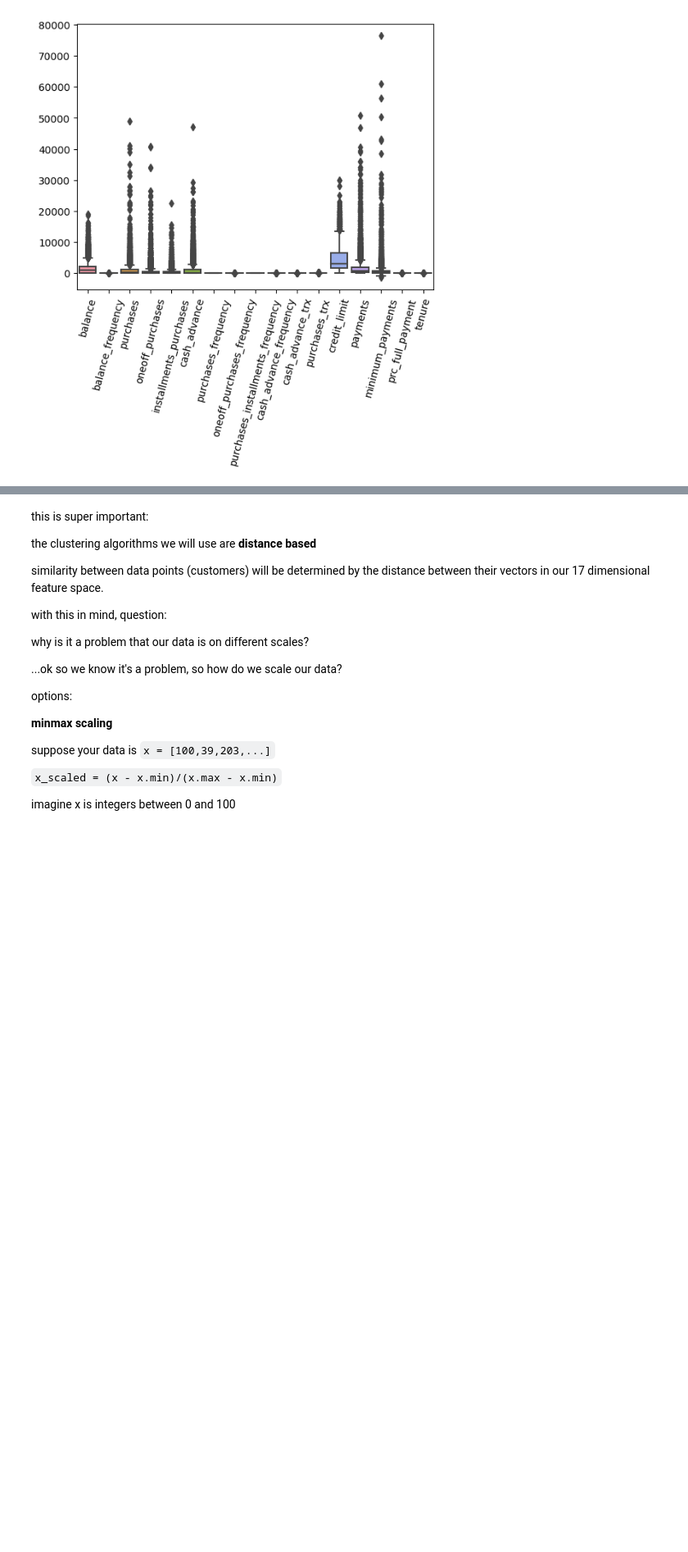
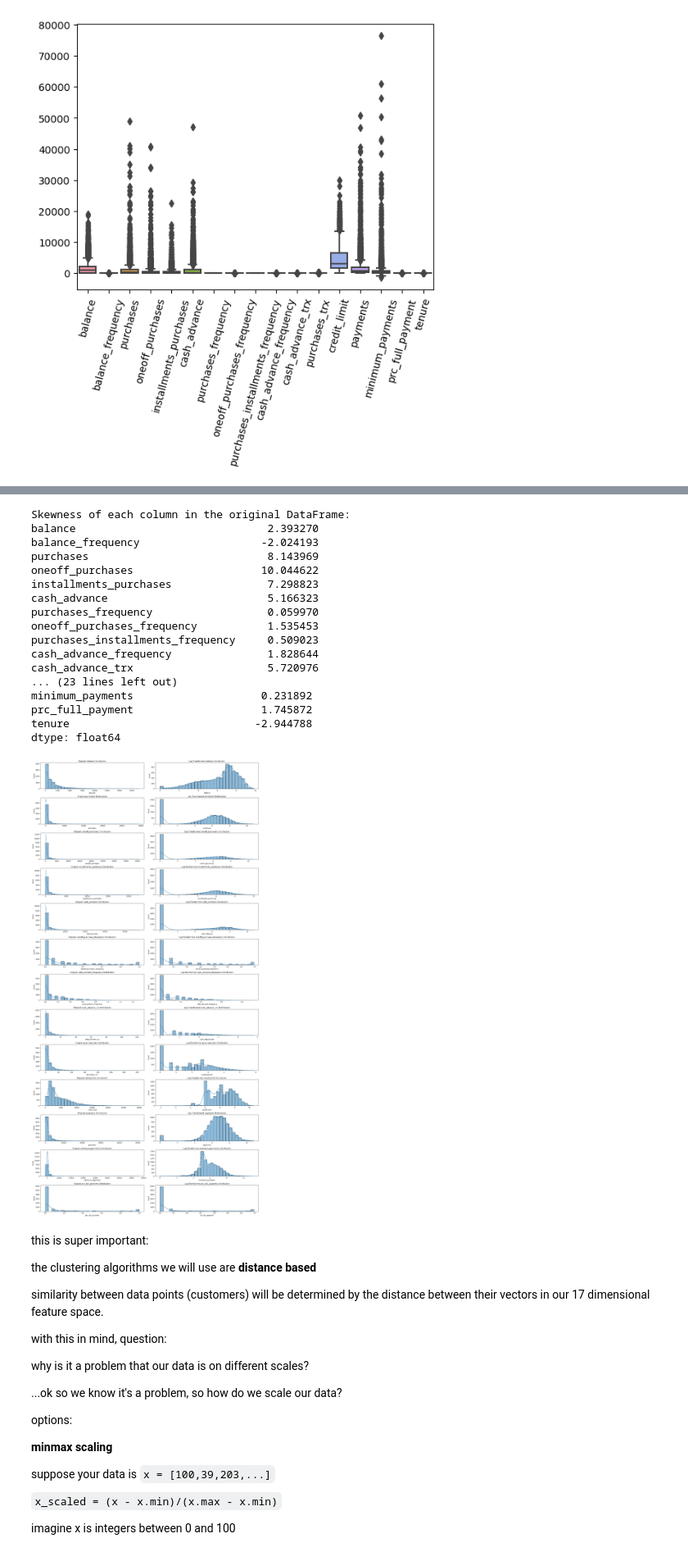
Before and after one commit to project-palooza/unsupervised, a Jupyter notebook: notebooks/cc_general.ipynb, the cells around one changed output, grey strips where cells are left out. Shown at 82% size. Drawn from its saved outputs; the diff is of its cells as text; code cells hidden in the pictures; blank space fills up the shorter version.

```diff
--- a/notebooks/cc_general.ipynb
+++ b/notebooks/cc_general.ipynb
@@ -254,3 +295,55 @@ axis.tick_params(axis = 'x',rotation = 75)
+# %%
+skewness = df.skew()
+
+# Identify highly skewed columns
+highly_skewed_columns = skewness[skewness > 1].index
+
+# Create a new DataFrame for transformed data
+df_transformed = df.copy()
+
+# Apply log transformation to highly skewed columns in the new DataFrame
+# Add 1 to avoid log(0) which is undefined
+df_transformed[highly_skewed_columns] = df_transformed[highly_skewed_columns].apply(lambda x: np.log1p(x))
+
+print("Skewness of each column in the original DataFrame:")
+print(df.skew())
+
+
+
+print("\nSkewness of each column after log transformation in the new DataFrame:")
+print(df_transformed.skew())
+
+
+fig, axes = plt.subplots(len(highly_skewed_columns), 2, figsize=(20, 40))
+
+for i, col in enumerate(highly_skewed_columns):
+    sns.histplot(df[col], bins=30, kde=True, ax=axes[i, 0])
+    axes[i, 0].set_title(f'Original {col} Distribution')
+
+    sns.histplot(df_transformed[col], bins=30, kde=True, ax=axes[i, 1])
+    axes[i, 1].set_title(f'Log Transformed {col} Distribution')
+
+plt.tight_layout()
+plt.show()
+# %% [output]
+Skewness of each column in the original DataFrame:
+balance                              2.393270
+balance_frequency                   -2.024193
+purchases                            8.143969
+oneoff_purchases                    10.044622
+installments_purchases               7.298823
+cash_advance                         5.166323
+purchases_frequency                  0.059970
+oneoff_purchases_frequency           1.535453
+purchases_installments_frequency     0.509023
+cash_advance_frequency               1.828644
+cash_advance_trx                     5.720976
+... (23 lines left out)
+minimum_payments                    0.231892
+prc_full_payment                    1.745872
+tenure                             -2.944788
+dtype: float64
+[figure, added]
 # %% [markdown]
 
 this is super important:
```
Also changed, not shown: parts of 5 cells of this notebook.
